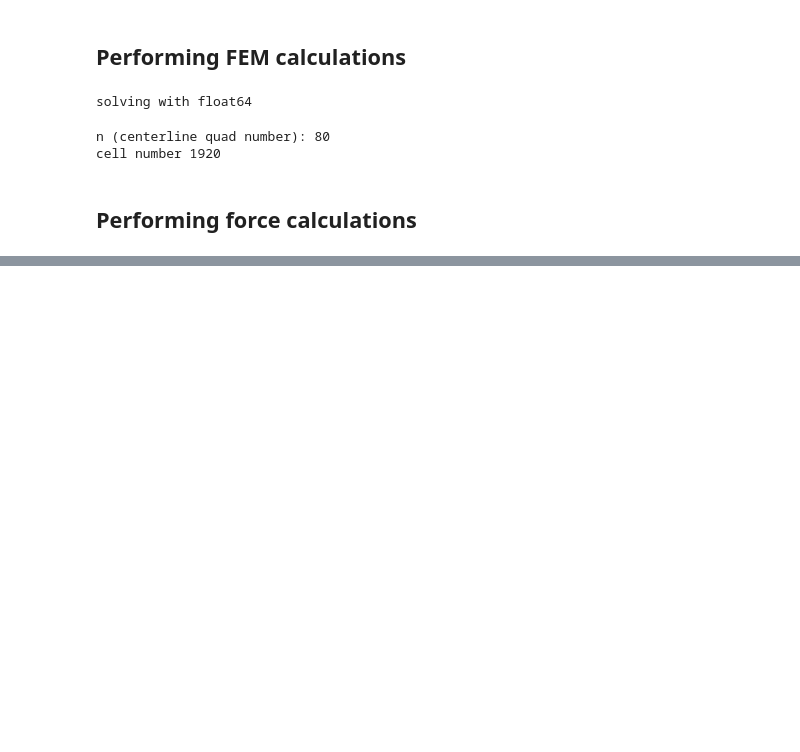
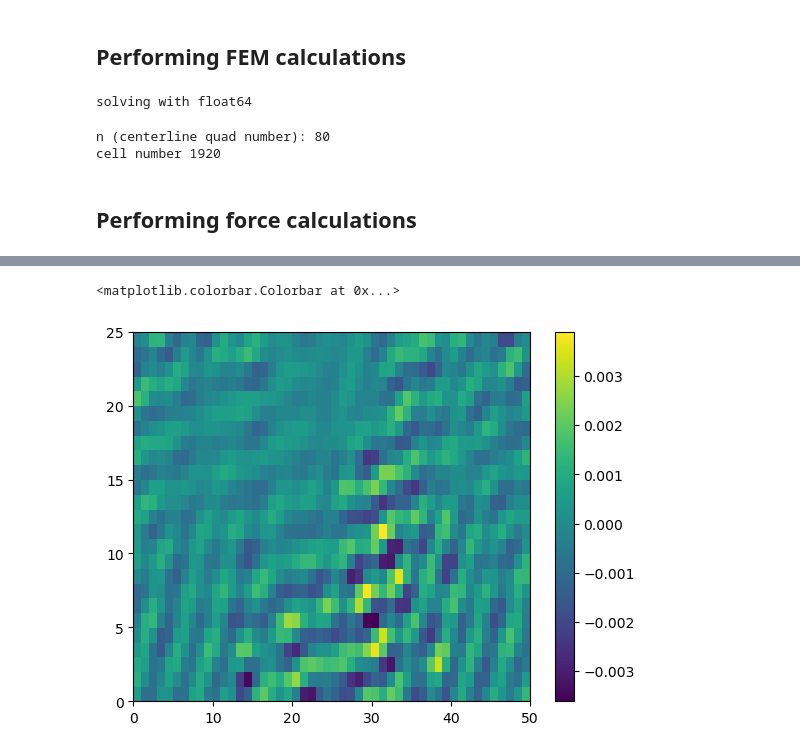
Before and after one commit to lankef/fem-data, a Jupyter notebook: w7x-optimization/plotting.ipynb, the cells around one changed output, grey strips where cells are left out. Cells and saved outputs as stored; diff of their text form; code cells hidden in the pictures; blank space fills up the shorter version.

Commit message:
plotting update

```diff
--- a/w7x-optimization/plotting.ipynb
+++ b/w7x-optimization/plotting.ipynb
@@ -519,0 +520,22 @@ plt.show()
+# %%
+from simsopt.mhd.virtual_casing import VirtualCasing
+
+n_phi = 25        # half fp like in virtual casing convention
+n_theta = 50
+vc_src_nphi = 40  # half fp like in virtual casing convention
+vc_src_ntheta = 80
+# %%
+vc = VirtualCasing.from_vmec(
+    'wout.nc',
+    src_nphi=vc_src_nphi,
+    src_ntheta=vc_src_ntheta,
+    trgt_nphi=n_phi,
+    trgt_ntheta=n_theta,
+)
+Bnormal_plasma = vc.B_external_normal
+# %%
+plt.pcolor(Bnormal_plasma)
+plt.colorbar()
+# %% [output]
+<matplotlib.colorbar.Colorbar at 0x...>
+[figure, added]
```
Also changed, not shown: parts of 7 cells of this notebook, 1 other file.
